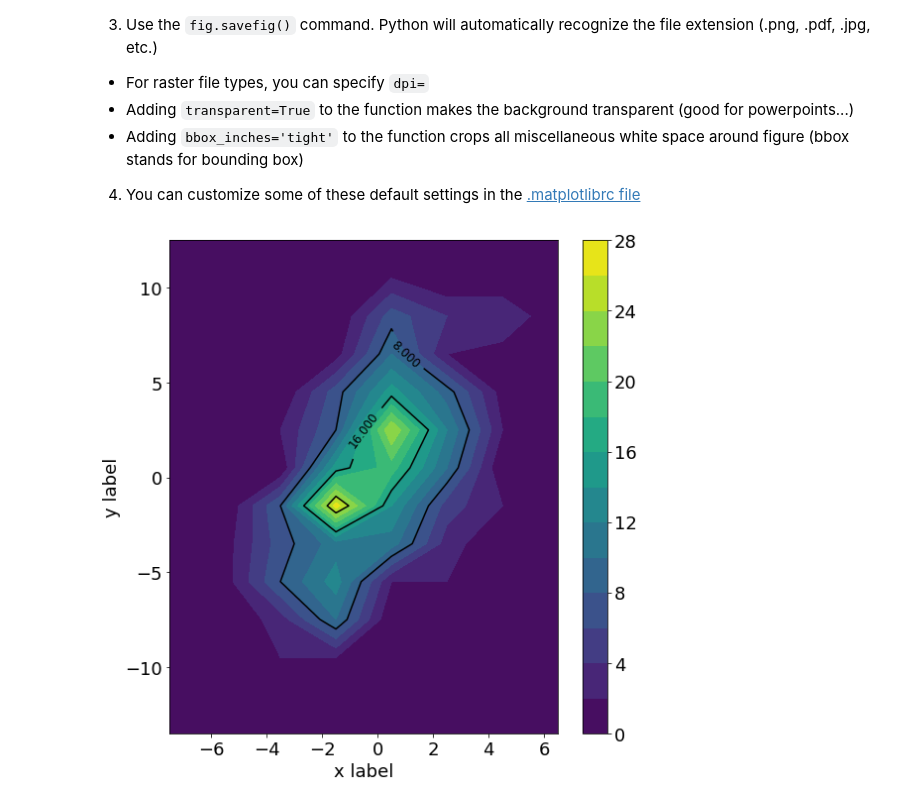
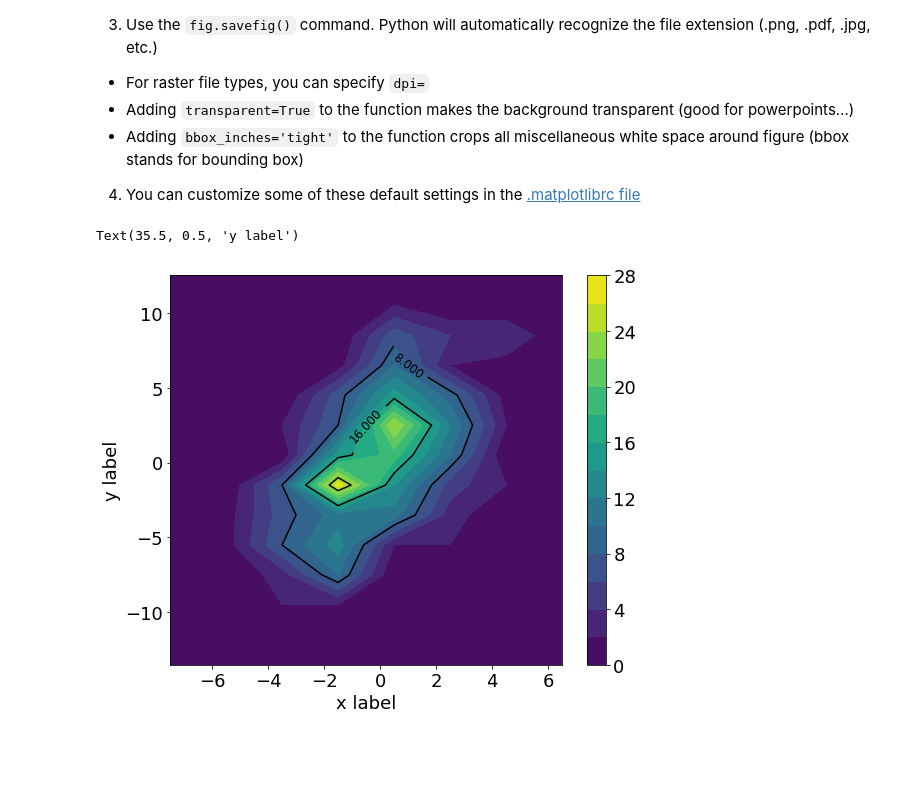
Before and after one commit to bairdlangenbrunner/ESS-Python-Tutorial, a Jupyter notebook: materials/week4/3-More_xyplotting.ipynb, the cells around one changed output. Cells and saved outputs as stored; diff of their text form; code cells hidden in the pictures; blank space fills up the shorter version.

```diff
--- a/materials/week4/3-More_xyplotting.ipynb
+++ b/materials/week4/3-More_xyplotting.ipynb
@@ -169,26 +214,27 @@ cbar=plt.colorbar(contourmap)
 
 4. You can customize some of these default settings in the [.matplotlibrc file](https://matplotlib.org/users/customizing.html)
 # %%
-fig=plt.figure(figsize=(7.5,7.5))
+fig=plt.figure(figsize=(7.5,6))
 ax=fig.add_subplot(1,1,1)
 contourmap=ax.contourf(X_contour,Y_contour,TwoDhist_of_AB,levels=np.arange(0,30,2))
 contours=ax.contour(X_contour,Y_contour,TwoDhist_of_AB,levels=[8,16,24],colors='k')
 ax.clabel(contours, fontsize=12, inline=1)
 cbar=plt.colorbar(contourmap)
 
 # 1
 fig.tight_layout()
 
 # 2
 ax.tick_params(labelsize=18)
 cbar.ax.tick_params(labelsize=18)
 ax.set_xlabel('x label', fontsize=18)
 ax.set_ylabel('y label', fontsize=18)
 
-# 3
-fig.savefig('contour_map_example.png', dpi=300, bbox_inches='tight', transparent=True)
+# 3 - uncomment to save
+#fig.savefig('contour_map_example.png', dpi=300, bbox_inches='tight', transparent=True)
 # %% [output]
+Text(35.5, 0.5, 'y label')
-[figure, old version]
+[figure, new version]
 # %% [markdown]
 # Other plotting options to explore
 
```
Also changed, not shown: parts of 28 cells of this notebook, 4 other files.
